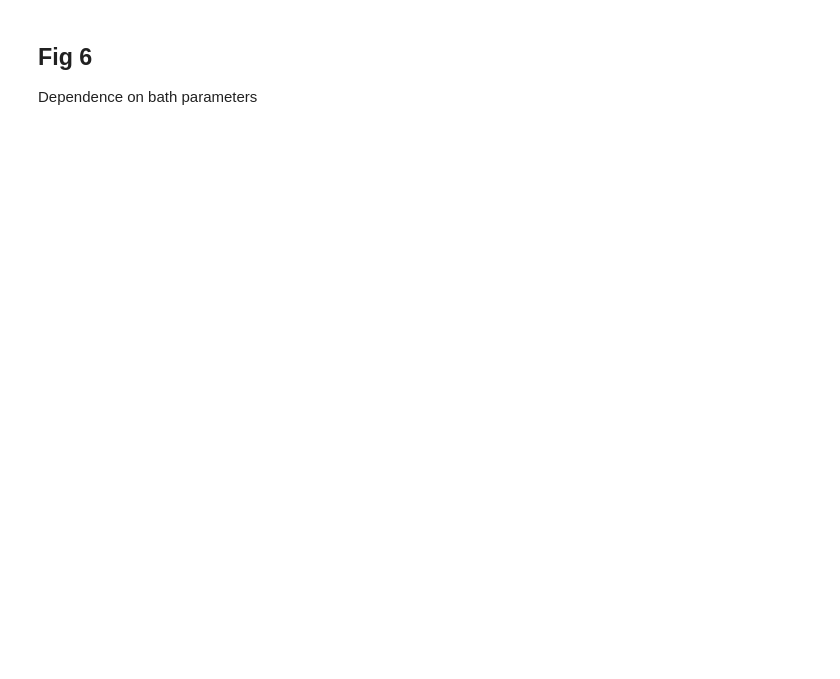
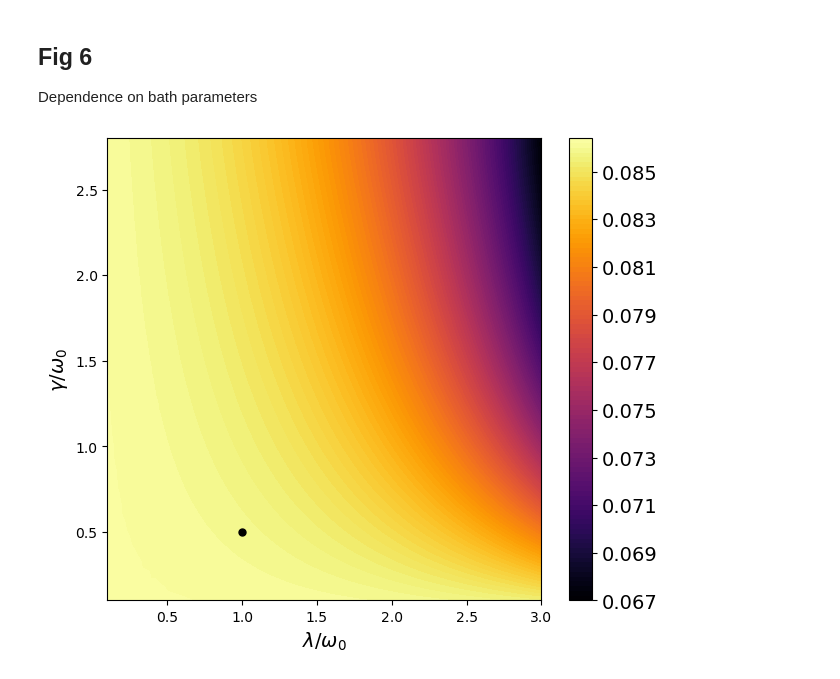
Before and after one commit to federicoSettimo/Synchronization_driven_qubit, a Jupyter notebook: synchronization.ipynb, the cells around one changed output. Cells and saved outputs as stored; diff of their text form; code cells hidden in the pictures; blank space fills up the shorter version.

```diff
--- a/synchronization.ipynb
+++ b/synchronization.ipynb
@@ -600,7 +600,7 @@ _gamma_min = 0.1
 _gamma_max = 2.8
 _Npoints = 100
 _N_avg = 20
-def plotMaxSBath_rel (lambda_min = _lambda_min, lambda_max = _lambda_max, gamma_min = _gamma_min, gamma_max = _gamma_max, Npoints = _Npoints, omega0 = _omega0, omega = _omega, Delta = _Delta, kappa = _kappa, tf = 40, Ntimesteps = _Ntimesteps, psi0 = _psi0, T = _T, Q = _Q, Nk = _Nk, max_depth_HEOM = _max_depth_HEOM, nsteps_HEOM = _nsteps_HEOM, Nphi = 50, figsize = (7,6), str_title = "", N_avg = _N_avg):
+def plotMaxSBath_rel (lambda_min = _lambda_min, lambda_max = _lambda_max, gamma_min = _gamma_min, gamma_max = _gamma_max, Npoints = _Npoints, omega0 = _omega0, omega = _omega, Delta = _Delta, tf = 40, Ntimesteps = _Ntimesteps, psi0 = _psi0, T = _T, Nk = _Nk, max_depth_HEOM = _max_depth_HEOM, nsteps_HEOM = _nsteps_HEOM, Nphi = 50, figsize = (7,6), str_title = "", N_avg = _N_avg):
     """
     Plots max S as a function of lambda and gamma, relative
     """
@@ -614,31 +614,33 @@ def plotMaxSBath_rel (lambda_min = _lambda_min, lambda_max = _lambda_max, gamma_
 
     for i in range(Npoints):
         for j in range(Npoints):
-            rho, _ = evolve(omega=_omega, Omega=_Omega, omega0=omega0, Delta=Delta, kappa=kappa, tf=tf, Ntimesteps=Ntimesteps, psi0=psi0, gamma=gammas[j], lam=lambdas[i], T=T, Q=Q, Nk=Nk, max_depth_HEOM=max_depth_HEOM, nsteps_HEOM=nsteps_HEOM)
+            rho, _ = evolve(omega=_omega, Omega=_Omega, omega0=omega0, Delta=Delta, tf=tf, Ntimesteps=Ntimesteps, psi0=psi0, gamma=gammas[j], lam=lambdas[i], T=T, Nk=Nk, max_depth_HEOM=max_depth_HEOM, nsteps_HEOM=nsteps_HEOM)
             Zs = []
             for rho_t in rho[-N_avg:]:
                 Z_t = np.array([[Q_func(t, p, rho_t) for p in phis] for t in thetas])
                 Zs.append(Z_t)
             Z = sum(Zs) / len(Zs)
             mean_Q = np.trapz(Z * np.sin(thetas)[:, np.newaxis], thetas, axis=0) - (1 / (2 * np.pi))
             Smax[i,j] = min(np.max(abs(mean_Q)), 1./(2 * np.pi))
 
     fig, ax = plt.subplots(1, 1, figsize=figsize)
     lambdas_mesh, gamma_mesh = np.meshgrid(lambdas, gammas, indexing='ij')
     f = ax.contourf(lambdas_mesh, gamma_mesh, Smax, levels=100, cmap='inferno')
 
     ax.set_xlabel(r"$\lambda/\omega_0$", fontsize=_fontsize)
     ax.set_ylabel(r"$\gamma/\omega_0$", fontsize=_fontsize)
     ax.set_xlim(lambda_min, lambda_max)
     ax.set_ylim(gamma_min, gamma_max)
 
     cbar = fig.colorbar(f, ax=ax)
     cbar.ax.tick_params(labelsize=_fontsize)
 
     ax.plot(_lam, _gamma, marker='o', color='black', markersize=5)
 
     plt.savefig("S_max_bath_rel.png", dpi=300)
     plt.show()
 
     return
 plotMaxSBath_rel(Npoints=100)
+# %% [output]
+[figure, added]
```
Also changed, not shown: parts of 1 cell of this notebook.
